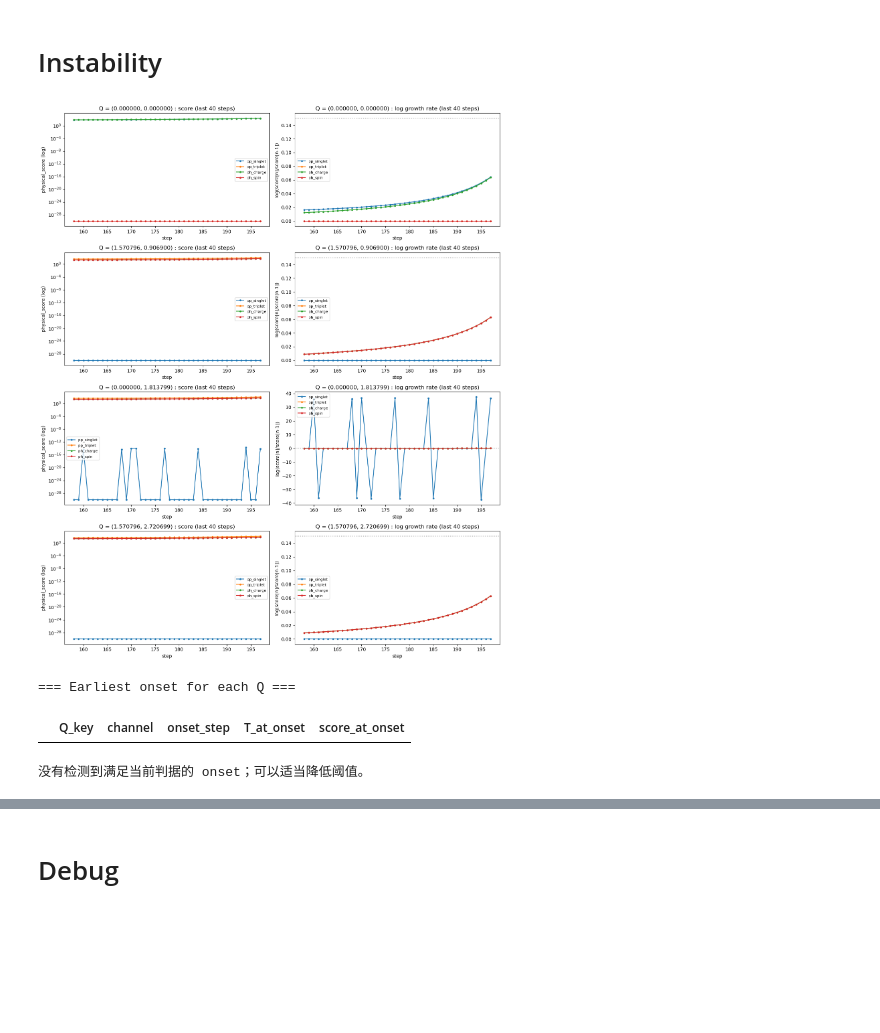
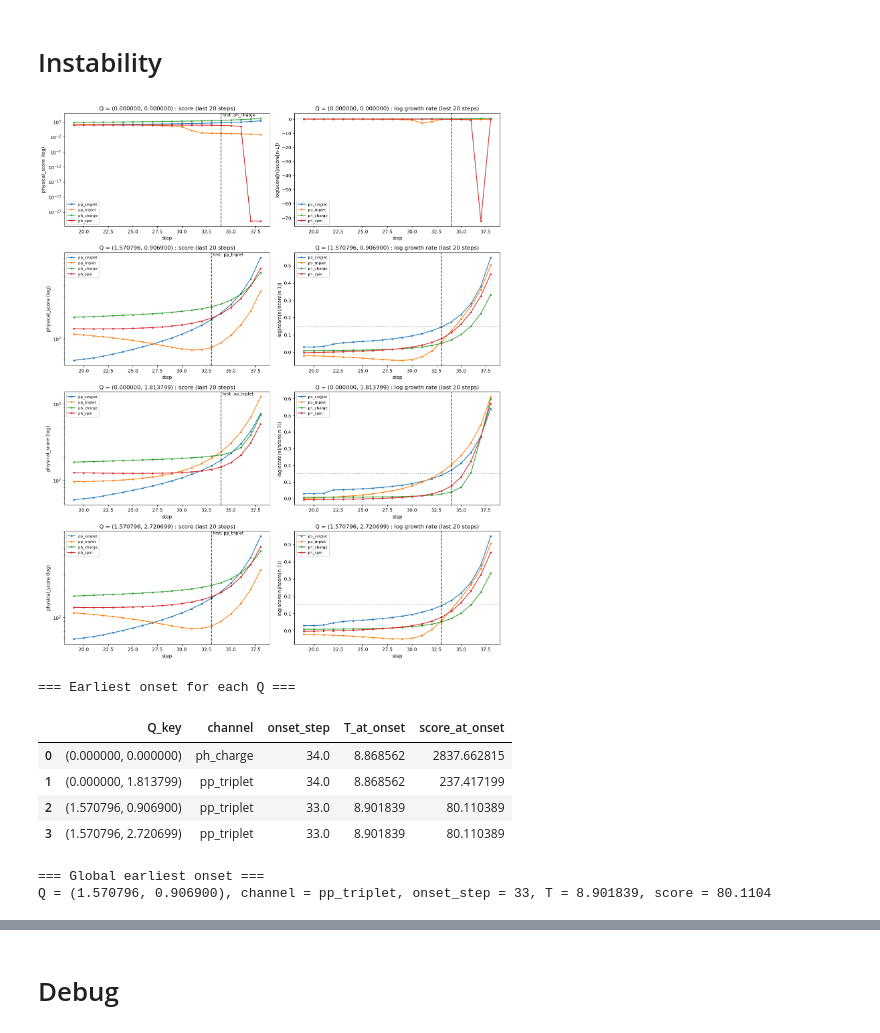
Before and after one commit to Mio826/functional-RG-Kagome-, a Jupyter notebook: test-flow - Copy.ipynb, the cells around one changed output, grey strips where cells are left out. Drawn from its saved outputs; the diff is of its cells as text; code cells hidden in the pictures; blank space fills up the shorter version.

```diff
--- a/test-flow - Copy.ipynb
+++ b/test-flow - Copy.ipynb
@@ -1625,9 +1625,9 @@ arg  = [ 0.  0. -0.  0. -0. -0.  0.  0.  0.  0.  0. -0.  0.  0. -0. -0.  0. -0.]
 CASE = "V_only"   # "V_only" or "U_only" or custom below
 
 if CASE == "V_only":
-    U_TEST, V_TEST = 0, 10.0
+    U_TEST, V_TEST = 0, 20.0
 elif CASE == "U_only":
-    U_TEST, V_TEST = 6.0, 0.0
+    U_TEST, V_TEST = 10.0, 0.0
 else:
     raise ValueError("CASE must be 'V_only' or 'U_only'")
 
@@ -1670,11 +1670,11 @@ solver = FRGFlowSolverSZ0(
     include_explicit_T_prefactor=True,
 
     # keep the adaptive integrator lenient enough for exploration
-    max_relative_update=20.0,
+    max_relative_update=5.0,
     min_substep_fraction=1.0 / 512.0,
 
     # do not let raw vertex norm stop the flow too early
-    channel_divergence_threshold=5e4,
+    channel_divergence_threshold=8e2,
 
     # sign-aware diagnosis monitored at selected Q's
     diagnosis_Qs=diagnosis_Qs,
@@ -1733,7 +1733,7 @@ print("n_steps   =", len(solver.temperature_path))
 print("Npatch    =", solver.Npatch)
 print()
 
-SNAPSHOT_STEPS = [140, 147, 148, 149]
+SNAPSHOT_STEPS = [35, 36, 37, 38]
 
 history, snapshots = manual_run_flow_live(
     solver,
@@ -1759,4 +1759,4 @@ else:
     print("No instability_record found.")
 
 history_df = history_to_dataframe(history)
-# display(history_df.tail(10))
+display(history_df.tail(10))
@@ -1919,7 +1948,7 @@ SUSTAIN    = 2
 ABS_SCORE_MIN = 1.0
 REL_SCORE_MIN = 1e-2
 # 3. 可视化参数
-TAIL_STEPS = 40
+TAIL_STEPS = 20
 
 # ============================================================
 # 运行区
@@ -1948,37 +1977,42 @@ onset_df = build_onset_df(
     # abs_score_min = ABS_SCORE_MIN,
     # rel_score_min = REL_SCORE_MIN
 )
 
 per_q_first, global_first = summarize_onsets(onset_df)
 
 plot_growth_tail(
     growth_data=growth_data,
     per_q_first=per_q_first,
     target_q_keys=TARGET_Q_KEYS,
     channels=CHANNELS,
     tail_steps=TAIL_STEPS,
     lograte_th=LOGRATE_TH,
 )
 
 print("=== Earliest onset for each Q ===")
 display(per_q_first[["Q_key", "channel", "onset_step", "T_at_onset", "score_at_onset"]])
 
 if global_first is not None:
     print("\n=== Global earliest onset ===")
     print(
         f"Q = {global_first['Q_key']}, "
         f"channel = {global_first['channel']}, "
         f"onset_step = {int(global_first['onset_step'])}, "
         f"T = {global_first['T_at_onset']:.6f}, "
         f"score = {global_first['score_at_onset']:.6g}"
     )
 else:
     print("\n没有检测到满足当前判据的 onset；可以适当降低阈值。")
 # %% [output]
-[figure, old version]
+[figure, new version]
 === Earliest onset for each Q ===
 |  | Q_key | channel | onset_step | T_at_onset | score_at_onset |
+| 0 | (0.000000, 0.000000) | ph_charge | 34.0 | 8.868562 | 2837.662815 |
+| 1 | (0.000000, 1.813799) | pp_triplet | 34.0 | 8.868562 | 237.417199 |
+| 2 | (1.570796, 0.906900) | pp_triplet | 33.0 | 8.901839 | 80.110389 |
+| 3 | (1.570796, 2.720699) | pp_triplet | 33.0 | 8.901839 | 80.110389 |
-没有检测到满足当前判据的 onset；可以适当降低阈值。
+=== Global earliest onset ===
+Q = (1.570796, 0.906900), channel = pp_triplet, onset_step = 33, T = 8.901839, score = 80.1104
 # %%
 results_1, df_inst_1 = diagnose_snapshot_instabilities(
     snapshots[SNAPSHOT_STEPS[0]], solver, diagnosis_Qs
```
Also changed, not shown: parts of 6 cells of this notebook, 10 other files.
